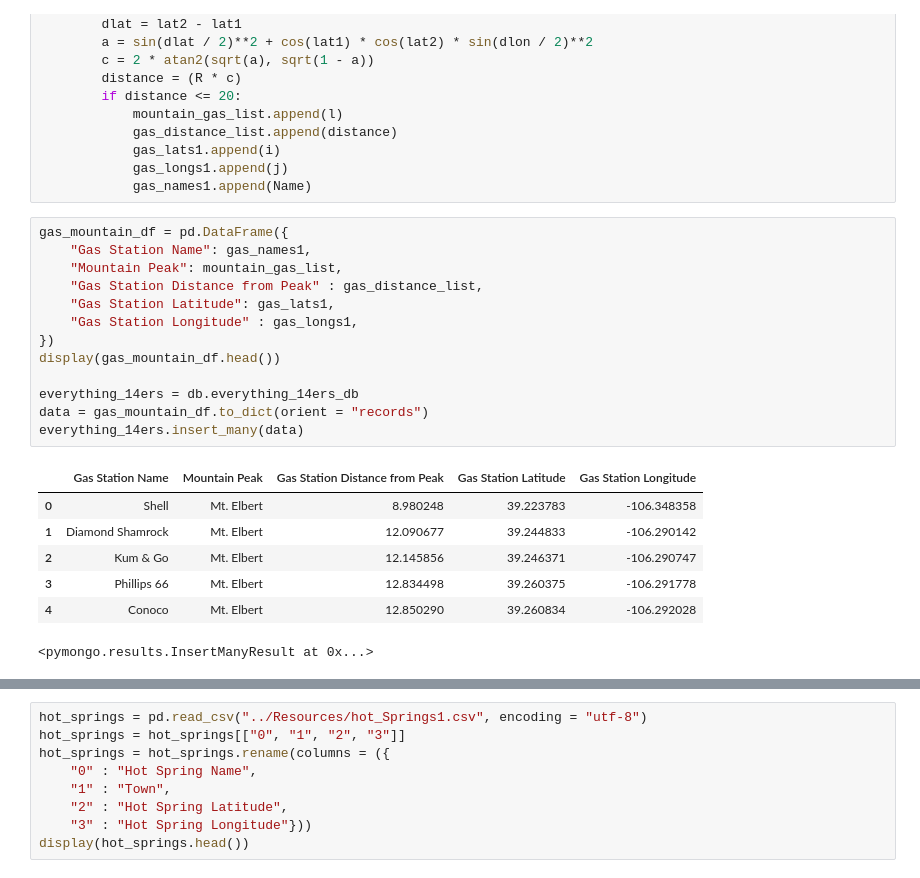
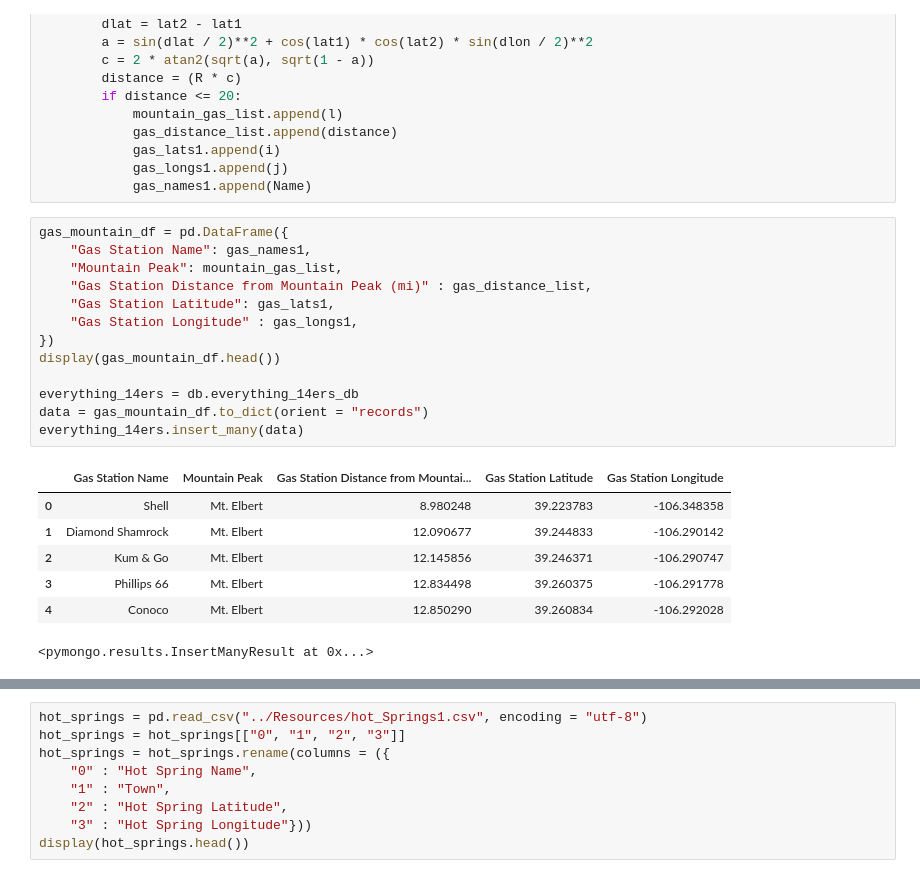
Before and after one commit to JohnMowry77/14ers_breweries_camping, a Jupyter notebook: Scripts/Cleaning_data_and_Mongo.ipynb, the cells around one changed output, grey strips where cells are left out. Saved outputs shown, nothing was run; the diff lists cells and outputs as text.

```diff
--- a/Scripts/Cleaning_data_and_Mongo.ipynb
+++ b/Scripts/Cleaning_data_and_Mongo.ipynb
@@ -213,18 +208,18 @@ for l,m,n in zip(mountains["Mountain Peak"],mountains["Peak Latitude"],mountains
 # %%
 gas_mountain_df = pd.DataFrame({
     "Gas Station Name": gas_names1,
     "Mountain Peak": mountain_gas_list,
-    "Gas Station Distance from Peak" : gas_distance_list,
+    "Gas Station Distance from Mountain Peak (mi)" : gas_distance_list,
     "Gas Station Latitude": gas_lats1,
     "Gas Station Longitude" : gas_longs1,
 })
 display(gas_mountain_df.head())
 
 everything_14ers = db.everything_14ers_db
 data = gas_mountain_df.to_dict(orient = "records")
 everything_14ers.insert_many(data)
 # %% [output]
-|  | Gas Station Name | Mountain Peak | Gas Station Distance from Peak | Gas Station Latitude | Gas Station Longitude |
+|  | Gas Station Name | Mountain Peak | Gas Station Distance from Mountai... | Gas Station Latitude | Gas Station Longitude |
 | 0 | Shell | Mt. Elbert | 8.980248 | 39.223783 | -106.348358 |
 | 1 | Diamond Shamrock | Mt. Elbert | 12.090677 | 39.244833 | -106.290142 |
 | 2 | Kum & Go | Mt. Elbert | 12.145856 | 39.246371 | -106.290747 |
```
Also changed, not shown: parts of 11 cells of this notebook, 1 other file.
